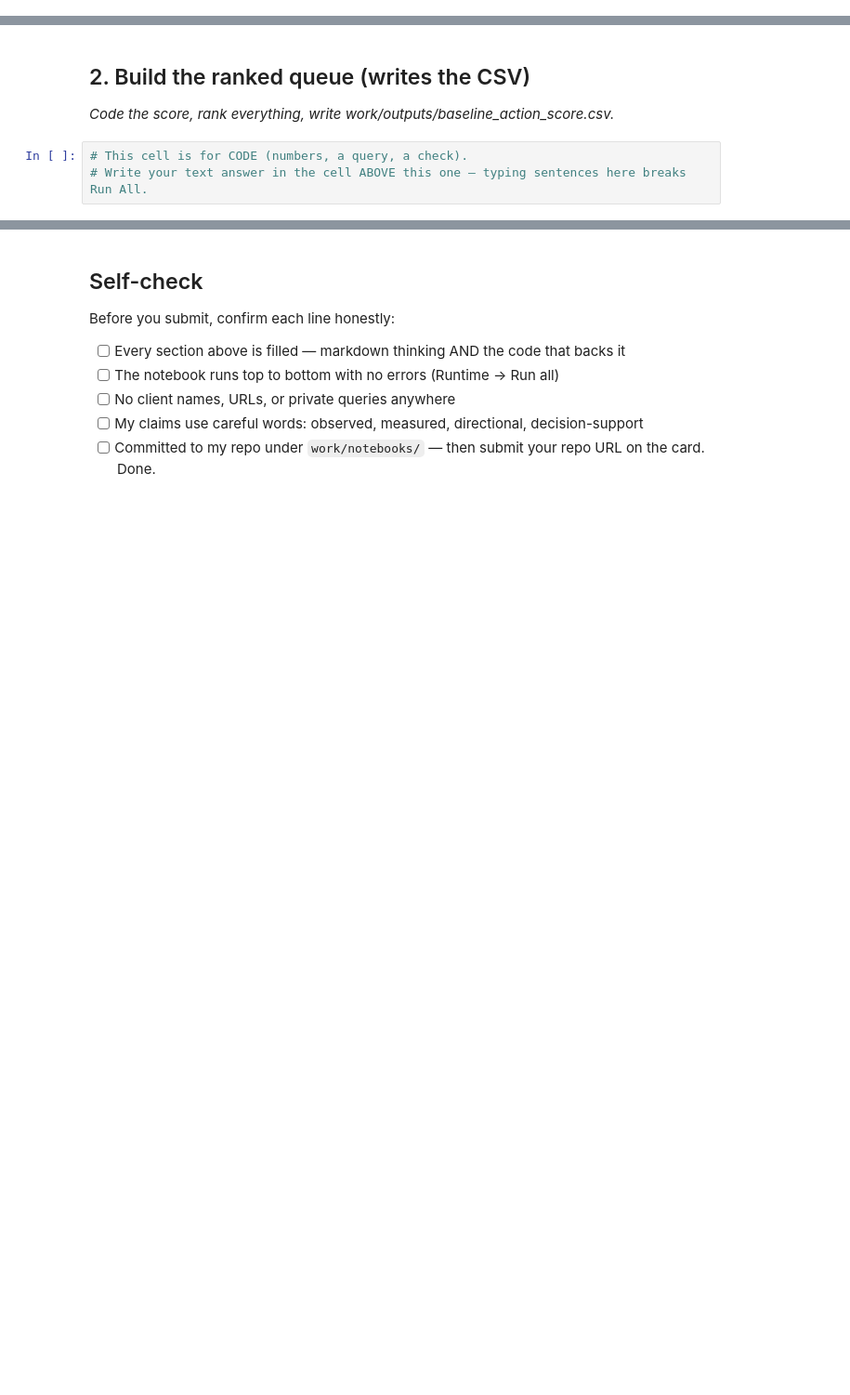
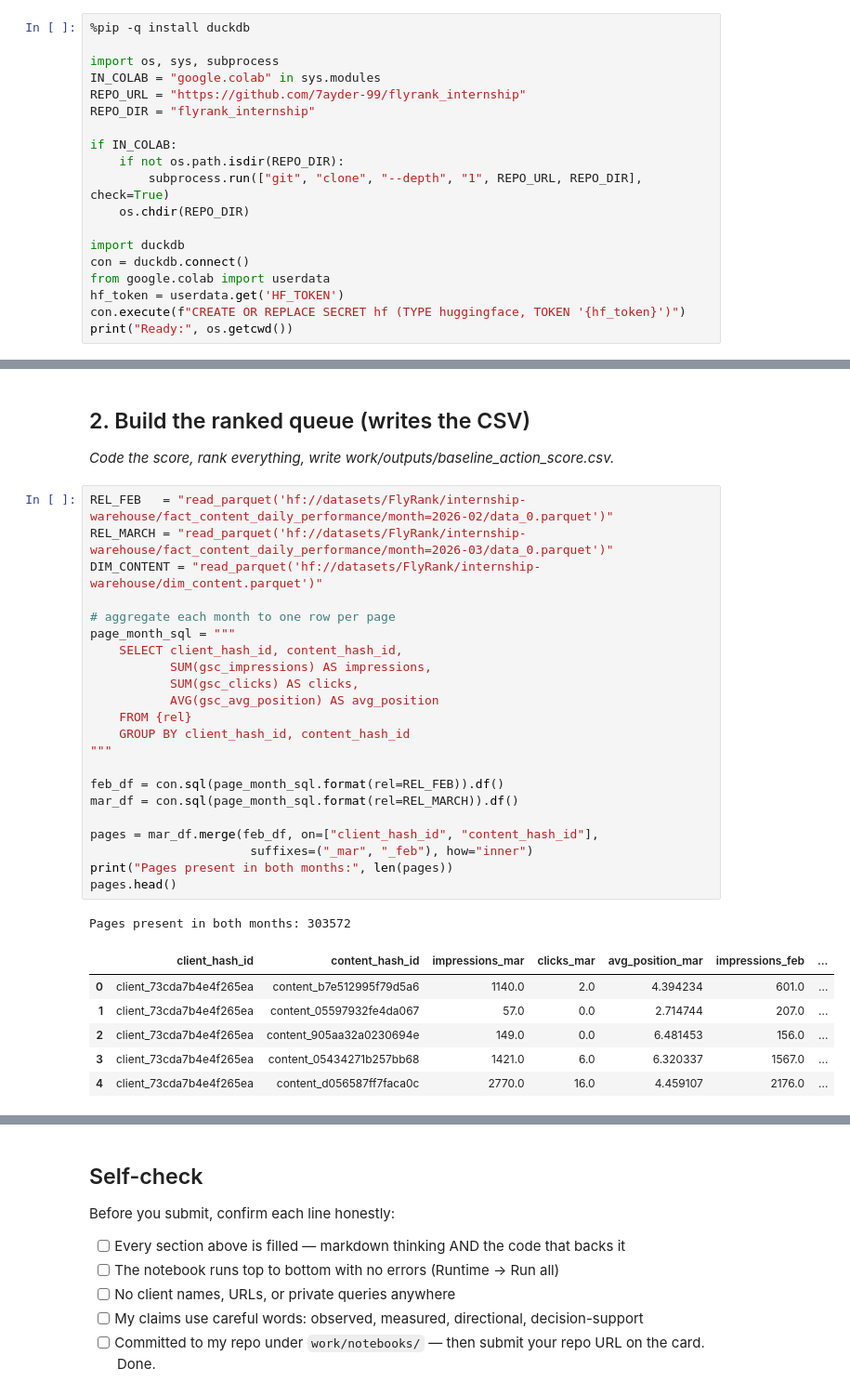
Before and after one commit to 7ayder-99/flyrank_internship, a Jupyter notebook: work/notebooks/w04_baseline_score.ipynb, the cells around one changed output, grey strips where cells are left out. Shown at 93% size. Cells and saved outputs as stored; diff of their text form; blank space fills up the shorter version.

```diff
--- a/work/notebooks/w04_baseline_score.ipynb
+++ b/work/notebooks/w04_baseline_score.ipynb
@@ -6,3 +6,22 @@
 This skeleton is yours to fill. Work the sections **in order** — each one has a one-line hint. Simple words, honest numbers.
 
 > Working with an AI assistant? Tell it to read `skills/README.md` first and load the one skill this assignment names on its card.
+# %%
+%pip -q install duckdb
+
+import os, sys, subprocess
+IN_COLAB = "google.colab" in sys.modules
+REPO_URL = "https://github.com/7ayder-99/flyrank_internship"
+REPO_DIR = "flyrank_internship"
+
+if IN_COLAB:
+    if not os.path.isdir(REPO_DIR):
+        subprocess.run(["git", "clone", "--depth", "1", REPO_URL, REPO_DIR], check=True)
+    os.chdir(REPO_DIR)
+
+import duckdb
+con = duckdb.connect()
+from google.colab import userdata
+hf_token = userdata.get('HF_TOKEN')
+con.execute(f"CREATE OR REPLACE SECRET hf (TYPE huggingface, TOKEN '{hf_token}')")
+print("Ready:", os.getcwd())
@@ -17,6 +112,33 @@ This skeleton is yours to fill. Work the sections **in order** — each one has
 ## 2. Build the ranked queue (writes the CSV)
 
 *Code the score, rank everything, write work/outputs/baseline_action_score.csv.*
-# %%
-# This cell is for CODE (numbers, a query, a check).
-# Write your text answer in the cell ABOVE this one — typing sentences here breaks Run All.
+# %%
+REL_FEB   = "read_parquet('hf://datasets/FlyRank/internship-warehouse/fact_content_daily_performance/month=2026-02/data_0.parquet')"
+REL_MARCH = "read_parquet('hf://datasets/FlyRank/internship-warehouse/fact_content_daily_performance/month=2026-03/data_0.parquet')"
+DIM_CONTENT = "read_parquet('hf://datasets/FlyRank/internship-warehouse/dim_content.parquet')"
+
+# aggregate each month to one row per page
+page_month_sql = """
+    SELECT client_hash_id, content_hash_id,
+           SUM(gsc_impressions) AS impressions,
+           SUM(gsc_clicks) AS clicks,
+           AVG(gsc_avg_position) AS avg_position
+    FROM {rel}
+    GROUP BY client_hash_id, content_hash_id
+"""
+
+feb_df = con.sql(page_month_sql.format(rel=REL_FEB)).df()
+mar_df = con.sql(page_month_sql.format(rel=REL_MARCH)).df()
+
+pages = mar_df.merge(feb_df, on=["client_hash_id", "content_hash_id"],
+                      suffixes=("_mar", "_feb"), how="inner")
+print("Pages present in both months:", len(pages))
+pages.head()
+# %% [output]
+Pages present in both months: 303572
+|  | client_hash_id | content_hash_id | impressions_mar | clicks_mar | avg_position_mar | impressions_feb | ... |
+| 0 | client_73cda7b4e4f265ea | content_b7e512995f79d5a6 | 1140.0 | 2.0 | 4.394234 | 601.0 | ... |
+| 1 | client_73cda7b4e4f265ea | content_05597932fe4da067 | 57.0 | 0.0 | 2.714744 | 207.0 | ... |
+| 2 | client_73cda7b4e4f265ea | content_905aa32a0230694e | 149.0 | 0.0 | 6.481453 | 156.0 | ... |
+| 3 | client_73cda7b4e4f265ea | content_05434271b257bb68 | 1421.0 | 6.0 | 6.320337 | 1567.0 | ... |
+| 4 | client_73cda7b4e4f265ea | content_d056587ff7faca0c | 2770.0 | 16.0 | 4.459107 | 2176.0 | ... |
```
Also changed, not shown: parts of 14 cells of this notebook.
